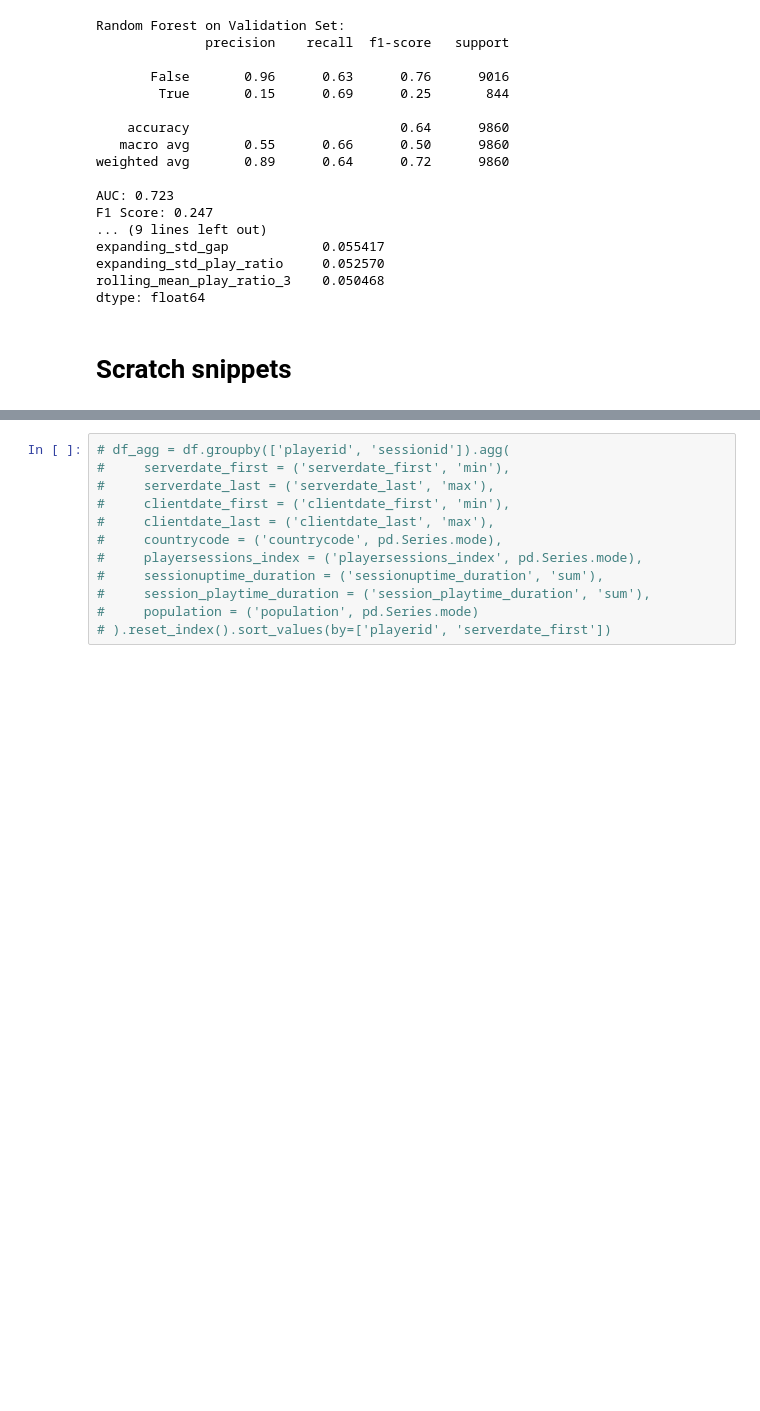
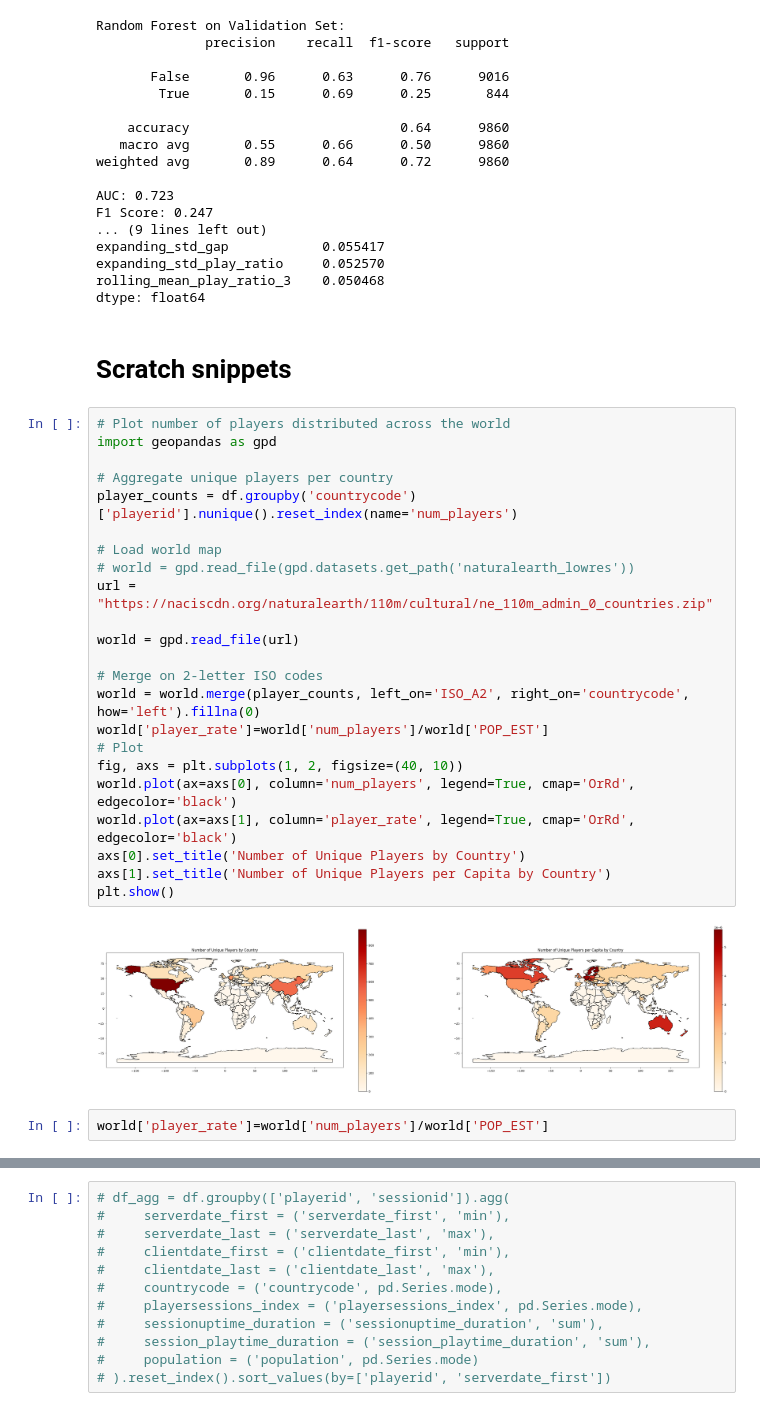
Before and after one commit to Mr28/game-user-engagement-analysis, a Jupyter notebook: Untitled-1.ipynb, the cells around one changed output, grey strips where cells are left out. Drawn from its saved outputs; the diff is of its cells as text; blank space fills up the shorter version.

```diff
--- a/Untitled-1.ipynb
+++ b/Untitled-1.ipynb
@@ -321,3 +319,30 @@ rolling_mean_play_ratio_3    0.050468
 dtype: float64
 # %% [markdown]
 # Scratch snippets
+# %%
+# Plot number of players distributed across the world
+import geopandas as gpd
+
+# Aggregate unique players per country
+player_counts = df.groupby('countrycode')['playerid'].nunique().reset_index(name='num_players')
+
+# Load world map
+# world = gpd.read_file(gpd.datasets.get_path('naturalearth_lowres'))
+url = "https://naciscdn.org/naturalearth/110m/cultural/ne_110m_admin_0_countries.zip"
+
+world = gpd.read_file(url)
+
+# Merge on 2-letter ISO codes
+world = world.merge(player_counts, left_on='ISO_A2', right_on='countrycode', how='left').fillna(0)
+world['player_rate']=world['num_players']/world['POP_EST']
+# Plot
+fig, axs = plt.subplots(1, 2, figsize=(40, 10))
+world.plot(ax=axs[0], column='num_players', legend=True, cmap='OrRd', edgecolor='black')
+world.plot(ax=axs[1], column='player_rate', legend=True, cmap='OrRd', edgecolor='black')
+axs[0].set_title('Number of Unique Players by Country')
+axs[1].set_title('Number of Unique Players per Capita by Country')
+plt.show()
+# %% [output]
+[figure, added]
+# %%
+world['player_rate']=world['num_players']/world['POP_EST']
```
Also changed, not shown: parts of 10 cells of this notebook, 1 other file.
